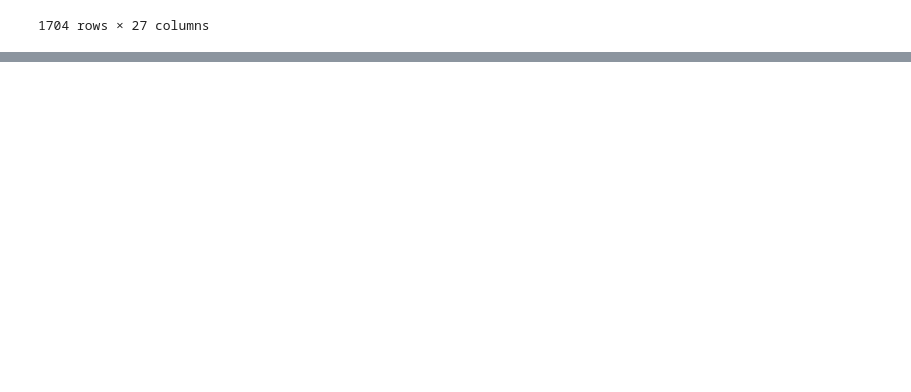
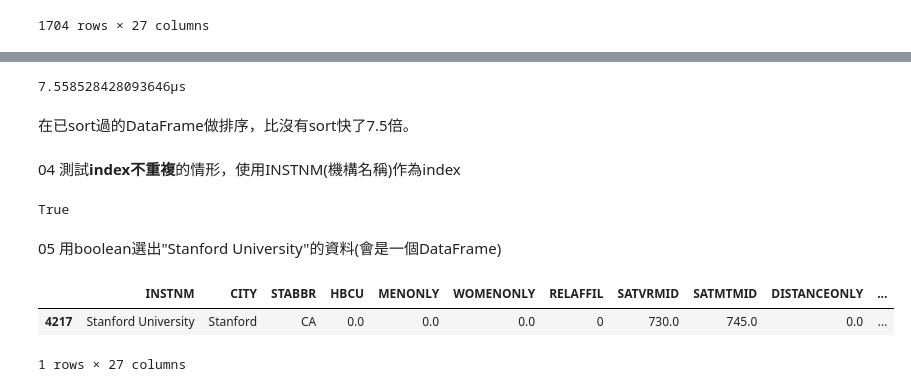
Before and after one commit to akilchen/pandas-, a Jupyter notebook: CH07_用Boolean_Series篩選特定資料.ipynb, the cells around one changed output, grey strips where cells are left out. Saved outputs shown, nothing was run; the diff lists cells and outputs as text; code cells hidden in the pictures; blank space fills up the shorter version.

```diff
--- a/CH07_用Boolean_Series篩選特定資料.ipynb
+++ b/CH07_用Boolean_Series篩選特定資料.ipynb
@@ -305,0 +342,22 @@ college[college['STABBR'].isin(states)]
+# %%
+a = 452/ 59.8
+print(f'{a}µs')
+# %% [output]
+7.558528428093646µs
+# %% [markdown]
+在已sort過的DataFrame做排序，比沒有sort快了7.5倍。
+# %% [markdown]
+04 測試**index不重複**的情形，使用INSTNM(機構名稱)作為index
+# %%
+college_unique = college.set_index('INSTNM')
+college_unique.index.is_unique #確定INSTNM是否不重複
+# %% [output]
+True
+# %% [markdown]
+05 用boolean選出"Stanford University"的資料(會是一個DataFrame)
+# %%
+college[college['INSTNM'] == 'Stanford University']
+# %% [output]
+|  | INSTNM | CITY | STABBR | HBCU | MENONLY | WOMENONLY | RELAFFIL | SATVRMID | SATMTMID | DISTANCEONLY | ... |
+| 4217 | Stanford University | Stanford | CA | 0.0 | 0.0 | 0.0 | 0 | 730.0 | 745.0 | 0.0 | ... |
+1 rows × 27 columns
```
Also changed, not shown: parts of 19 cells of this notebook.
